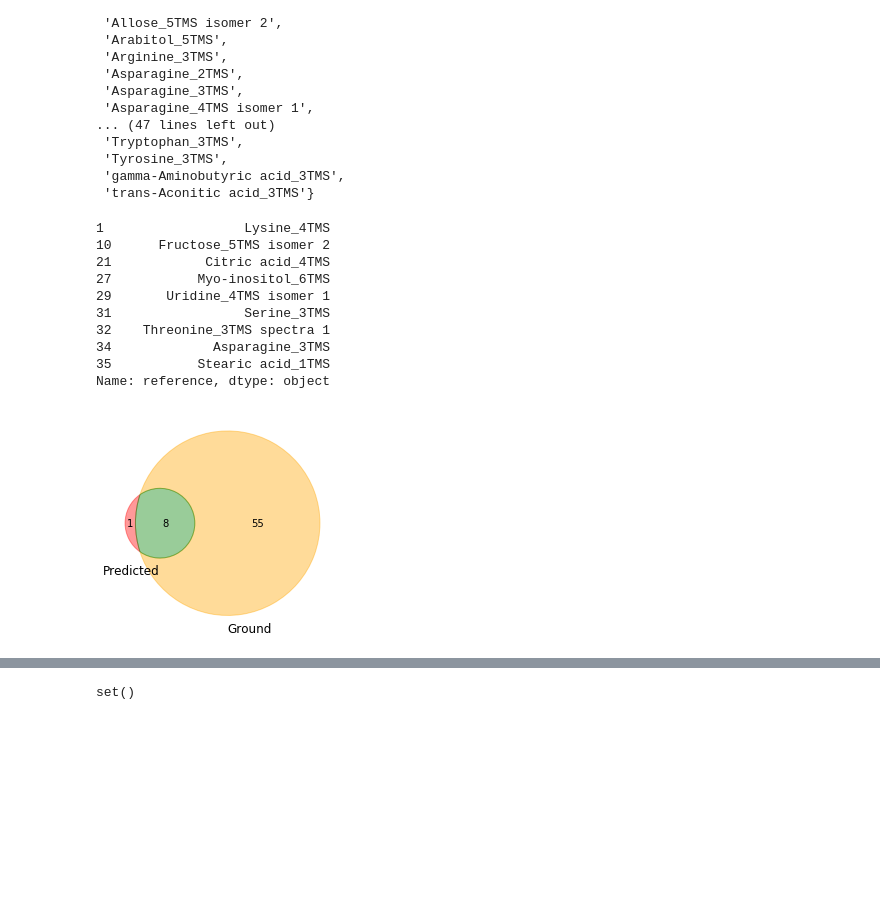
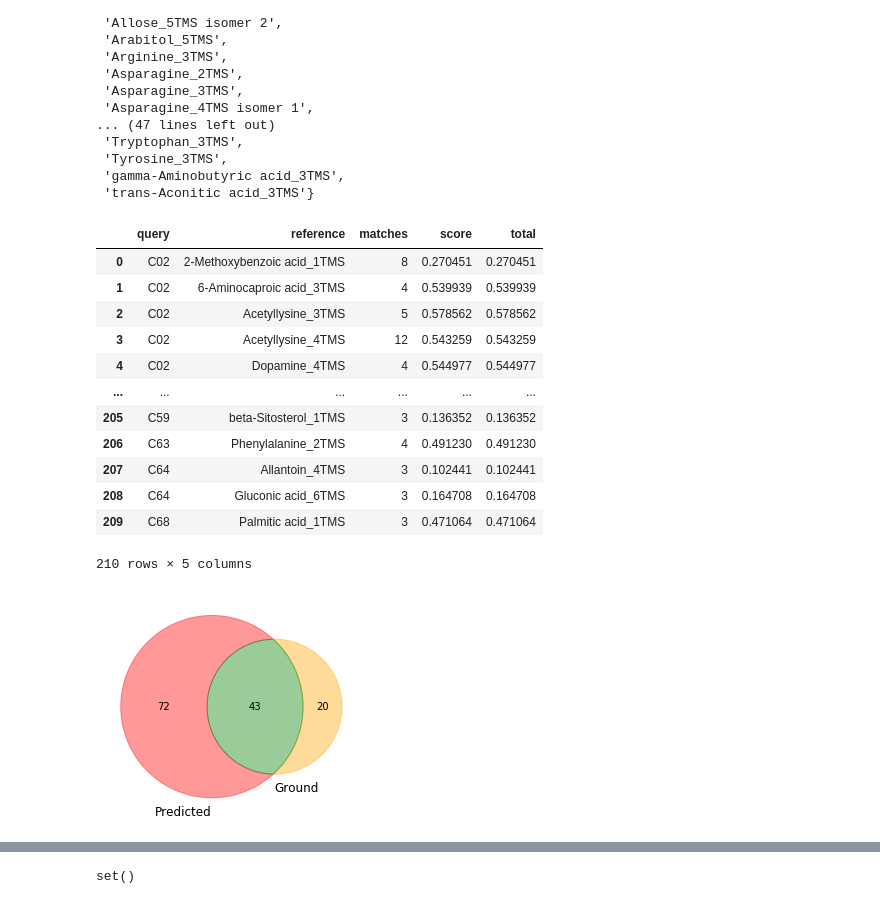
Before and after one commit to michal-stary/missing-peaks-prediction, a Jupyter notebook: compare_histories.ipynb, the cells around one changed output, grey strips where cells are left out. Drawn from its saved outputs; the diff is of its cells as text; code cells hidden in the pictures; blank space fills up the shorter version.

```diff
--- a/compare_histories.ipynb
+++ b/compare_histories.ipynb
@@ -62,4 +44,0 @@ res1
-# %%
-# add helper collumn
-res1["total"] =res1["matches"]* res1["score"]
-res2["total"] =res2["matches"]* res2["score"]
@@ -87,33 +70,62 @@ ground
  'Tyrosine_3TMS',
  'gamma-Aminobutyric acid_3TMS',
  'trans-Aconitic acid_3TMS'}
+# %%
+# only set
+orig = res1[((res1.matches > th_m) & (res1.score > th_s))].reference
+
+
+# the top compound according to prespecified "best" criterion
+
+# add helper collumn
+res1["total"] = res1["score"]# * res1["matches"]
+res2["total"] =res2["score"] #* res2["matches"]
+
+x  = res1[((res1.matches > th_m) & (res1.score > th_s))]
+x = x.reset_index()
+
+x = x.loc[x.groupby('query')['total'].idxmax(), ['query', 'reference', 'total']]
+orig = x.reference
+
+
+# different perspective - how much of recovered spectra were sucesfully matched?
+# i sucessful mathcing is if the correct compound is matched in top 3(5) compounds sorted by score now
+# the linking of detected spectra to annotations is via RT
 # %%
-th_m = 5
-th_s = 0.4
+th_m = 2
+th_s = 0.1
 # %%
 orig = res1[((res1.matches > th_m) & (res1.score > th_s))].reference
 # venn2((set(orig), ground))
 # orig
 #res1[((res1.matches > th_m) & (res1.score > th_s))].groupby(["query", "reference"])["total"].max()
+
+
 x  = res1[((res1.matches > th_m) & (res1.score > th_s))]
 x = x.reset_index()
 
-x = x.loc[x.groupby('query')['total'].idxmax(), ['query', 'reference', 'total']]
-orig = x.reference
+# x = x.loc[x.groupby('query')['total'].idxmax(), ['query', 'reference', 'total']]
+# orig = x.reference
+
+
 venn2((set(orig), ground))
 orig
+x
 # %% [output]
+|  | query | reference | matches | score | total |
+| 0 | C02 | 2-Methoxybenzoic acid_1TMS | 8 | 0.270451 | 0.270451 |
+| 1 | C02 | 6-Aminocaproic acid_3TMS | 4 | 0.539939 | 0.539939 |
+| 2 | C02 | Acetyllysine_3TMS | 5 | 0.578562 | 0.578562 |
+| 3 | C02 | Acetyllysine_4TMS | 12 | 0.543259 | 0.543259 |
+| 4 | C02 | Dopamine_4TMS | 4 | 0.544977 | 0.544977 |
+| ... | ... | ... | ... | ... | ... |
+| 205 | C59 | beta-Sitosterol_1TMS | 3 | 0.136352 | 0.136352 |
+| 206 | C63 | Phenylalanine_2TMS | 4 | 0.491230 | 0.491230 |
+| 207 | C64 | Allantoin_4TMS | 3 | 0.102441 | 0.102441 |
+| 208 | C64 | Gluconic acid_6TMS | 3 | 0.164708 | 0.164708 |
+| 209 | C68 | Palmitic acid_1TMS | 3 | 0.471064 | 0.471064 |
-1                  Lysine_4TMS
-10      Fructose_5TMS isomer 2
-21            Citric acid_4TMS
-27           Myo-inositol_6TMS
-29       Uridine_4TMS isomer 1
-31                 Serine_3TMS
-32    Threonine_3TMS spectra 1
-34             Asparagine_3TMS
-35           Stearic acid_1TMS
-Name: reference, dtype: object
+210 rows × 5 columns
-[figure, old version]
+[figure, new version]
 # %%
 set(orig).intersection(ground)
 # %% [output]
```
Also changed, not shown: parts of 16 cells of this notebook.
